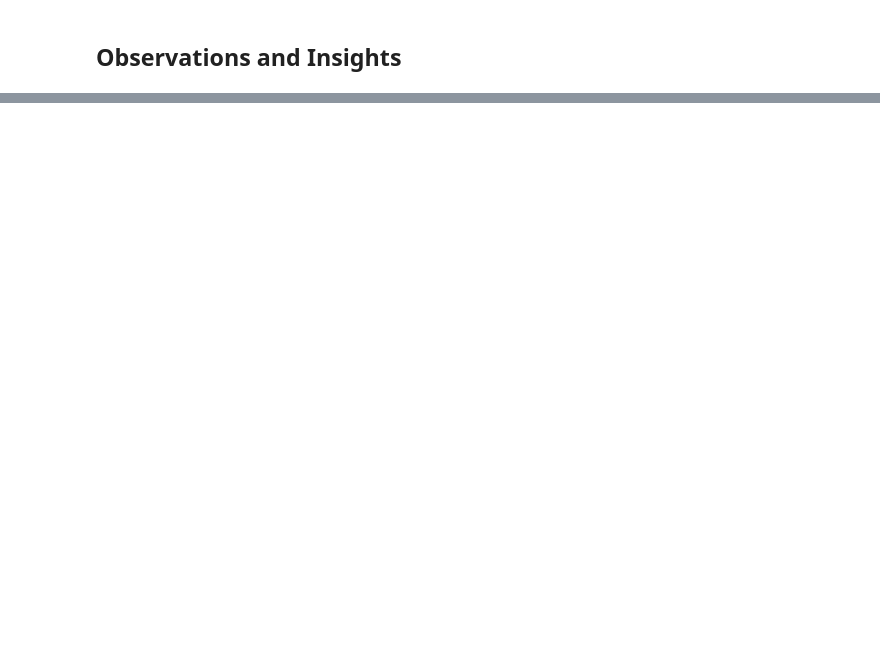
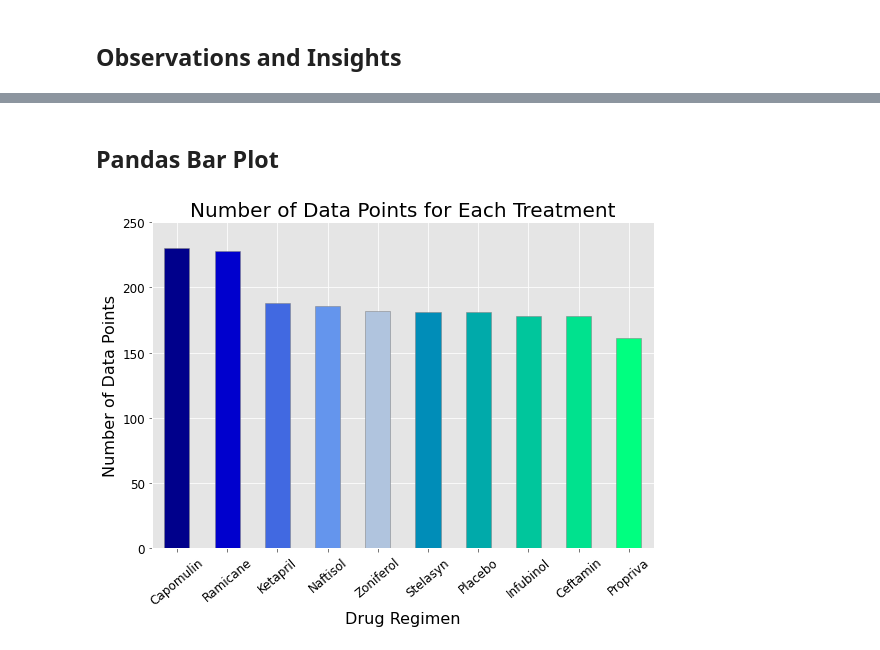
Before and after one commit to alpheus23/Matplotlib-Challenge, a Jupyter notebook: pymaceuticals.ipynb, the cells around one changed output, grey strips where cells are left out. Cells and saved outputs as stored; diff of their text form; code cells hidden in the pictures; blank space fills up the shorter version.

```diff
--- a/pymaceuticals.ipynb
+++ b/pymaceuticals.ipynb
@@ -156,0 +12,15 @@ total_mice_DF
+# %%
+# Read the mouse data and the study results:
+mouse_metadata=pd.read_csv("data/Mouse_metadata.csv")
+#mouse_metadata
+study_results=pd.read_csv("data/Study_results.csv")
+#study_results
+
+# Combine the data into a single dataset:
+drug_regimen_results=pd.merge(mouse_metadata, study_results, on="Mouse ID")
+drr=drug_regimen_results
+#drr.head()
+
+# Rename the 'Age_months' column:
+drr=drr.rename(columns={"Age_months":"Age (months)"})
+drr.head()
@@ -156,0 +76,30 @@ total_mice_DF
+# %%
+# Count how many data points in each drug:
+d_data_points=grouped_by_drug_df['Drug Regimen'].count().sort_values(ascending=False)
+#d_data_points
+# %% [markdown]
+## Pandas Bar Plot
+# %%
+# Create a bar chart using pandas:
+data_points_chart_1=d_data_points.plot(kind='bar', figsize=(9, 6), color=['darkblue','mediumblue','royalblue','cornflowerblue','lightsteelblue','#008DB8','#00AAAA','#00C69C','#00E28E','#00FF80'], alpha=1, edgecolor='gray', align="center")
+
+# Set x-label, y-label, and a title:
+data_points_chart_1.set_title('Number of Data Points for Each Treatment',fontsize=20)
+data_points_chart_1.set_xlabel('Drug Regimen',fontsize=16, color='black')
+data_points_chart_1.set_ylabel("Number of Data Points",fontsize=16, color='black')
+
+# Set tick marks:
+for tick in data_points_chart_1.get_xticklabels():
+    tick.set_fontsize(12)
+    tick.set_rotation(40)
+    tick.set_color('black')
+for tick in data_points_chart_1.get_yticklabels():
+    tick.set_fontsize(12)
+    tick.set_color('black')
+
+# Set y limits:
+plt.ylim(0, 250)
+
+plt.show()
+# %% [output]
+[figure, added]
```
Also changed, not shown: parts of 65 cells of this notebook, 2 other files.
